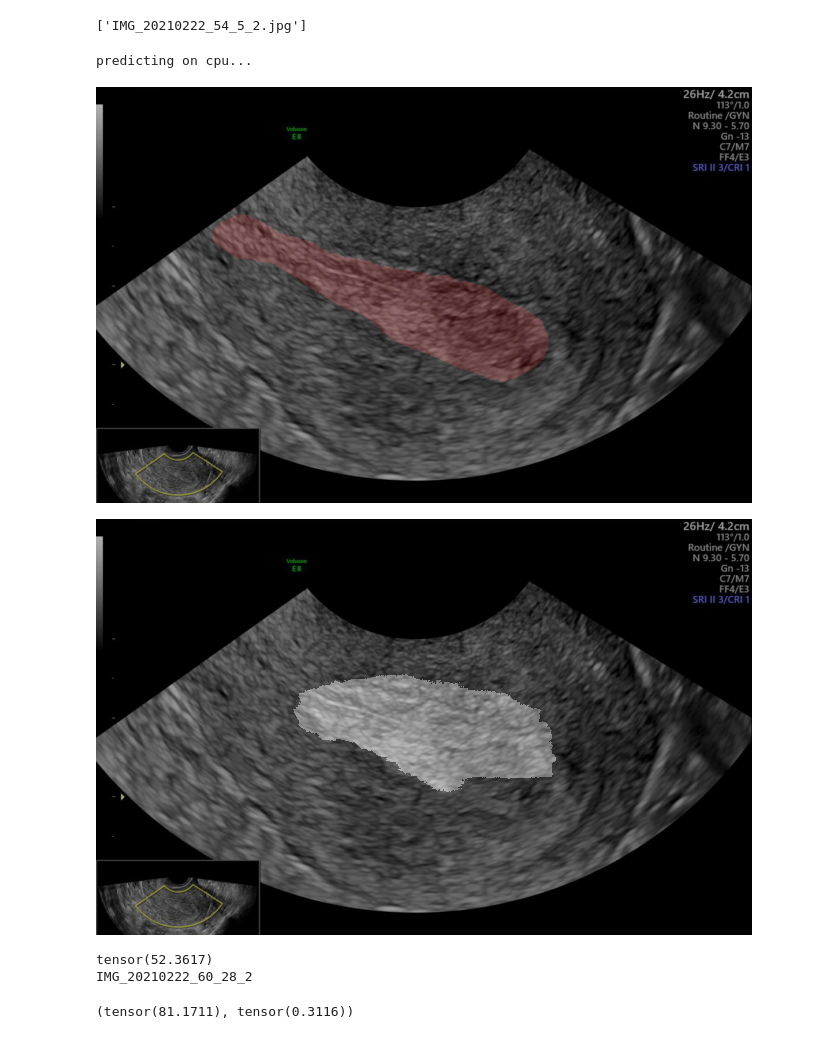
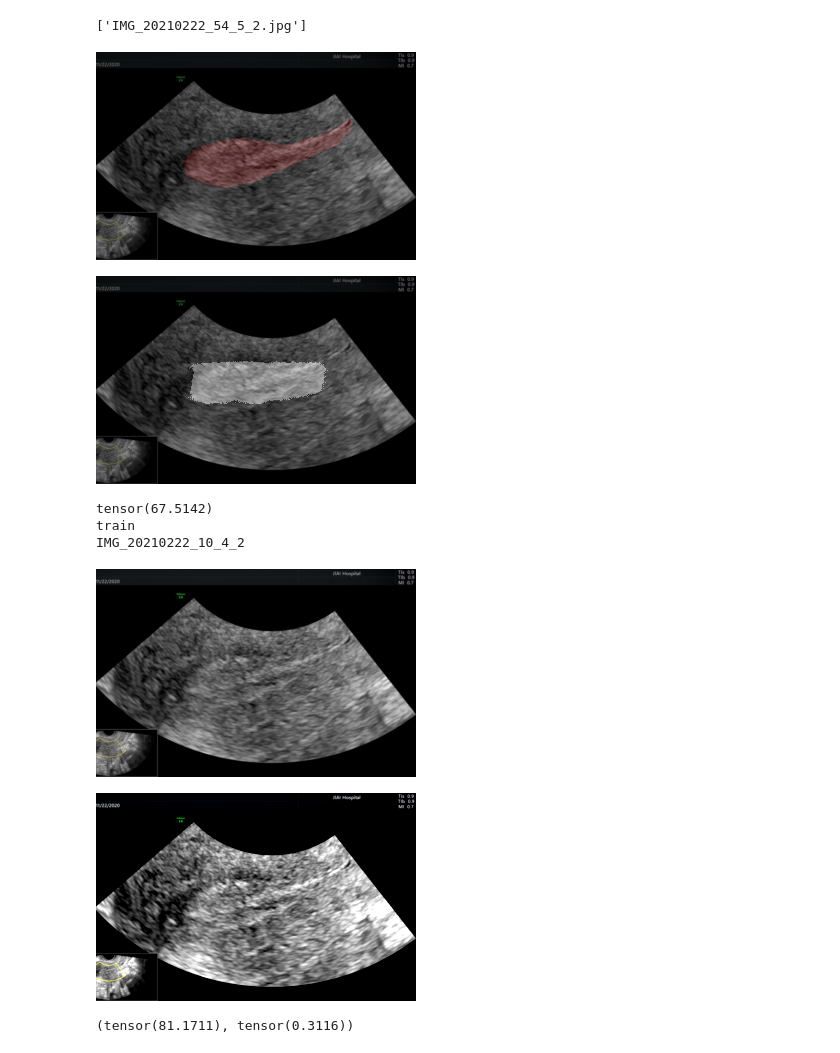
Before and after one commit to whf313/Unet, a Jupyter notebook: predict.ipynb, the cells around one changed output. Drawn from its saved outputs; the diff is of its cells as text; code cells hidden in the pictures.

```diff
--- a/predict.ipynb
+++ b/predict.ipynb
@@ -16,12 +16,18 @@ random.sample(os.listdir(jpg_path), 1)
 def predict(pic=None, is_display=True):
     jpg_path = "images/datasetnew/JPEGImages"
     png_path = "images/datasetnew/SegmentationClassPNG"
-    model_path = "./model/1/model4_lr_sche1.pth"
+    model_path = "./model/32/May01_18-52_Adam.pth"
+
     if pic:
         if not os.path.exists(os.path.join(jpg_path, pic + ".jpg")):
             raise OSError(f"{pic}图片不存在")
     else:
         pic = random.sample(os.listdir(jpg_path), 1)[0].split(".")[0]
+
+    with open("images/test.txt", "r") as f:
+        test = f.readlines()
+    test = [img.strip() for img in test]
+    img_type = "test" if pic in test else "train"
 
     jpg_img = Image.open(os.path.join(jpg_path, pic + ".jpg"))
     png_img = Image.open(os.path.join(png_path, pic + ".png"))
@@ -30,6 +36,7 @@ def predict(pic=None, is_display=True):
     # print(f"predicting on {device}...")
     model = Unet().to(device)
     model.load_state_dict(torch.load(model_path, map_location=device))
+
     jpg_img = config["transforms"]["val"]["l"](jpg_img) if jpg_img.size[0] == 1604 else\
               config["transforms"]["val"]["s"](jpg_img)
     png_img = config["transforms"]["val"]["l"](png_img) if png_img.size[0] == 1604 else\
@@ -42,6 +49,8 @@ def predict(pic=None, is_display=True):
     gt = transforms.ToTensor()(png_img)
     iou = 100 * ((p * gt) != 0).sum() / ((p + gt) != 0).sum()
 
+
+
     if is_display:
         p = transforms.ToPILImage()(p).convert("RGB")
         png_img = png_img.convert("RGB")
@@ -50,4 +59,4 @@ def predict(pic=None, is_display=True):
         display(img1)
         display(img2)
 
-    return iou, pic
+    return iou, pic, img_type
@@ -54,13 +73,25 @@ def predict(pic=None, is_display=True):
 # %%
-iou, pic = predict()
+iou, pic, t = predict()
 print(iou)
+print(t)
 print(pic)
 # %% [output]
-predicting on cpu...
-[figure, old version]
+[figure, new version]
-[figure, old version]
+[figure, new version]
-tensor(52.3617)
-IMG_20210222_60_28_2
+tensor(67.5142)
+train
+IMG_20210222_10_4_2
+# %%
+path = "images/datasetnew/JPEGImages/IMG_20210222_10_4_2.jpg"
+img = Image.open(path)
+img = config["transforms"]["val"]["l"](img) if img.size[0] == 1604 else\
+      config["transforms"]["val"]["s"](img)
+after = transforms.ColorJitter(contrast=1)(img)
+display(img)
+display(after)
+# %% [output]
+[figure, added]
+[figure, added]
 # %%
 jpg_path = "images/datasetnew/JPEGImages"
 
```
Also changed, not shown: parts of 4 cells of this notebook, 3 other files.
